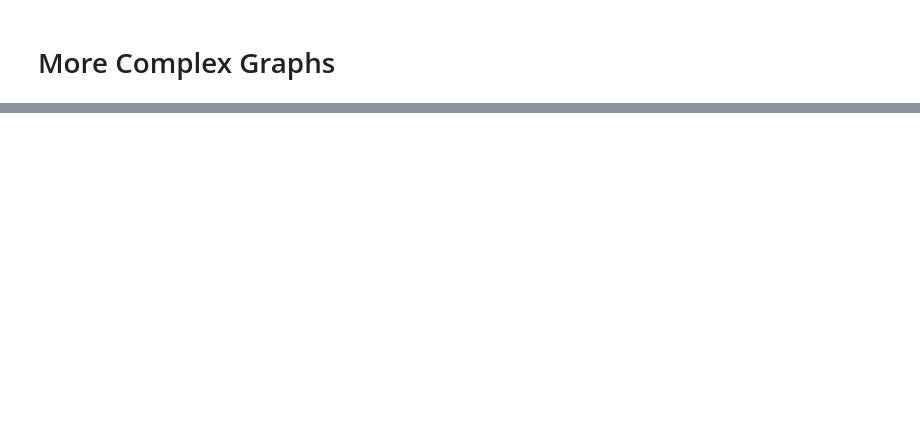
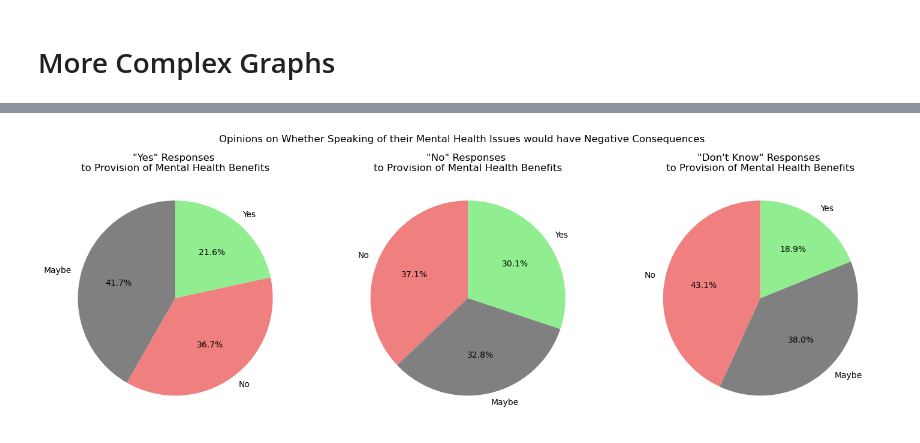
Before and after one commit to Itsamesamir/COMP0031, a Jupyter notebook: mentalHealth/Sachi - Company Actions/Sachi.ipynb, the cells around one changed output, grey strips where cells are left out. Saved outputs shown, nothing was run; the diff lists cells and outputs as text; code cells hidden in the pictures; blank space fills up the shorter version.

```diff
--- a/mentalHealth/Sachi - Company Actions/Sachi.ipynb
+++ b/mentalHealth/Sachi - Company Actions/Sachi.ipynb
@@ -237,0 +207,51 @@ print(merged)
+# %%
+# Question 98 :  Do you think that discussing a mental health issue with your employer would have negative consequences?
+# Question 10 :  Does your employer provide mental health benefits as part of healthcare coverage?
+
+userid_q10 = data[(data['QuestionID'] == 10)]
+# userid_q10_no = data[((data['QuestionID'] == 10) & (data['AnswerText'] == 'Yes'))]
+# userid_q10_no = data[((data['QuestionID'] == 10) & (data['AnswerText'] == 'Yes'))]
+# print(userid_q10)
+
+userid_q98= data[(data['QuestionID'] == 98)]
+
+merged_q10_q98 = pd.merge(userid_q10, userid_q98[['UserID', 'AnswerText']], on='UserID', how='inner')
+
+# print(merged_q10_q98)
+
+# Out of those who answered 'Yes' to "Does your employer provide mental health benefits as part of healthcare coverage?",
+# what is the proportion of people who think Do you think that discussing a mental health issue with your employer would have negative consequences?
+
+# print(merged_q10_q98['AnswerText_x'].unique())
+# print(merged_q10_q98['AnswerText_y'].unique())
+
+yes_responses_q10_q98 = merged_q10_q98[merged_q10_q98['AnswerText_x'] == 'Yes']
+yes_responses_q10_q98_y = yes_responses_q10_q98['AnswerText_y'].value_counts(normalize=True)
+
+no_responses_q10_q98 = merged_q10_q98[merged_q10_q98['AnswerText_x'] == 'No']
+no_responses_q10_q98_y = no_responses_q10_q98['AnswerText_y'].value_counts(normalize=True)
+
+dknow_responses_q10_q98 = merged_q10_q98[merged_q10_q98['AnswerText_x'] == 'Don\'t know']
+dknow_responses_q10_q98_y = dknow_responses_q10_q98['AnswerText_y'].value_counts(normalize=True)
+
+color_mapping= {'Yes': 'lightgreen', 'No': 'lightcoral', 'Maybe': 'grey'}
+
+# Create a figure with subplots
+fig, axes = plt.subplots(1, 3, figsize=(15, 5))
+
+# Plot the first pie chart for AnswerText_y
+axes[0].pie(yes_responses_q10_q98_y, labels=yes_responses_q10_q98_y.index, autopct='%1.1f%%', startangle=90, colors=yes_responses_q10_q98_y.index.map(color_mapping))
+axes[0].set_title('"Yes" Responses \nto Provision of Mental Health Benefits')
+
+# Plot the second pie chart for AnswerText_z
+axes[1].pie(no_responses_q10_q98_y, labels=no_responses_q10_q98_y.index, autopct='%1.1f%%', startangle=90, colors=no_responses_q10_q98_y.index.map(color_mapping))
+axes[1].set_title('"No" Responses \nto Provision of Mental Health Benefits')
+
+# Plot the first pie chart for AnswerText_y
+axes[2].pie(dknow_responses_q10_q98_y, labels=dknow_responses_q10_q98_y.index, autopct='%1.1f%%', startangle=90, colors=dknow_responses_q10_q98_y.index.map(color_mapping))
+axes[2].set_title('"Don\'t Know" Responses \nto Provision of Mental Health Benefits')
+
+fig.suptitle("Opinions on Whether Speaking of their Mental Health Issues would have Negative Consequences\n")
+plt.tight_layout()
+# %% [output]
+[figure, added]
```
Also changed, not shown: parts of 5 cells of this notebook.
